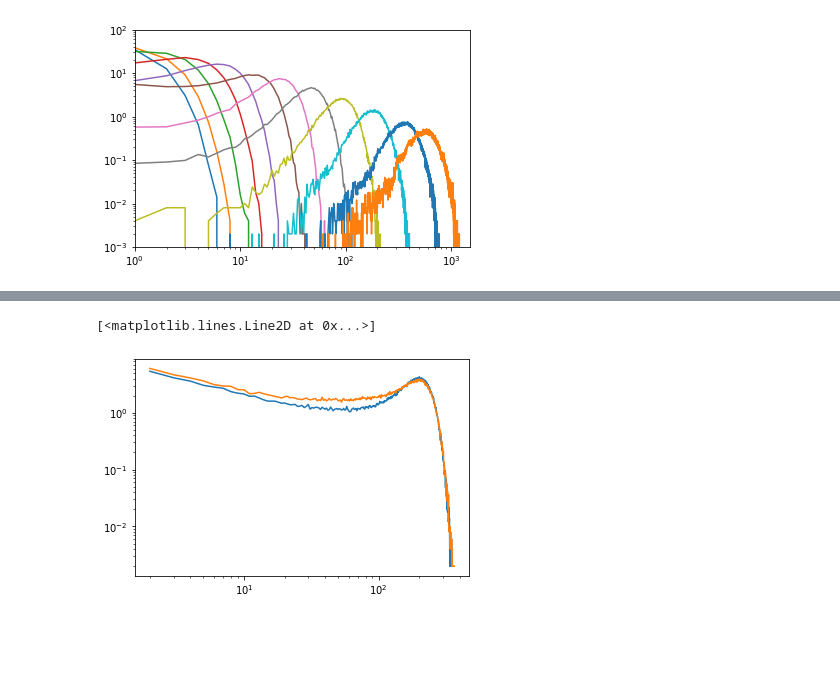
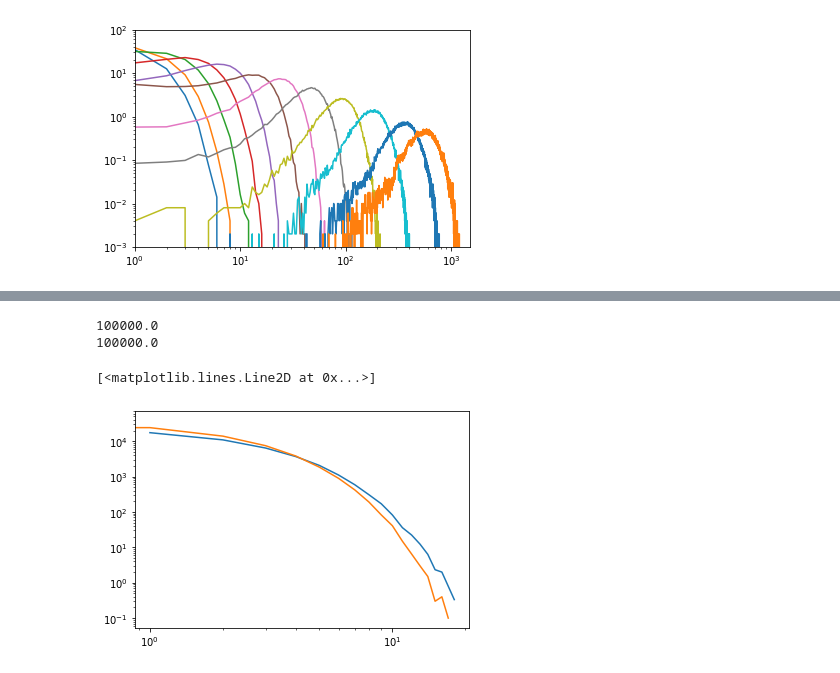
Before and after one commit to Sennevw/Masters-thesis, a Jupyter notebook: dataverwerking.ipynb, the cells around one changed output, grey strips where cells are left out. Cells and saved outputs as stored; diff of their text form; code cells hidden in the pictures; blank space fills up the shorter version.

Commit message:
Pref attach + fig pref growth

```diff
--- a/dataverwerking.ipynb
+++ b/dataverwerking.ipynb
@@ -266,13 +468,18 @@ plt.ylim(0.001, 100)
 # %%
-size, amount = np.loadtxt("Pref_growth/3D_tree_r5.000000_0.800000.txt", skiprows=1, unpack=True)
+size, amount = np.loadtxt("Pref_attach/True/r6_3D_tree_40000_0.800000_1.txt", skiprows=1, unpack=True)
+print(sum(amount*size)/3)
 size = size[1:]
-amount = amount[1:]/500
-plt.loglog(size, amount)
+amount = amount[1:]/3
+plt.loglog(size, amount, label="int")
 
-size, amount = np.loadtxt("Pref_growth/3D_r5.000000_0.800000.txt", skiprows=1, unpack=True)
+
+size, amount = np.loadtxt("Pref_attach/R6_PA_0.800000_40000.txt", skiprows=1, unpack=True)
+print(sum(amount*size)/10)
 size = size[1:]
-amount = amount[1:]/500
-plt.loglog(size, amount)
+amount = amount[1:]/10
+plt.loglog(size, amount, label="int")
 # %% [output]
-[<matplotlib.lines.Line2D at 0x...>]
+100000.0
+100000.0
+[<matplotlib.lines.Line2D at 0x...>]
-[figure, old version]
+[figure, new version]
```
Also changed, not shown: parts of 10 cells of this notebook, 11 other files.
